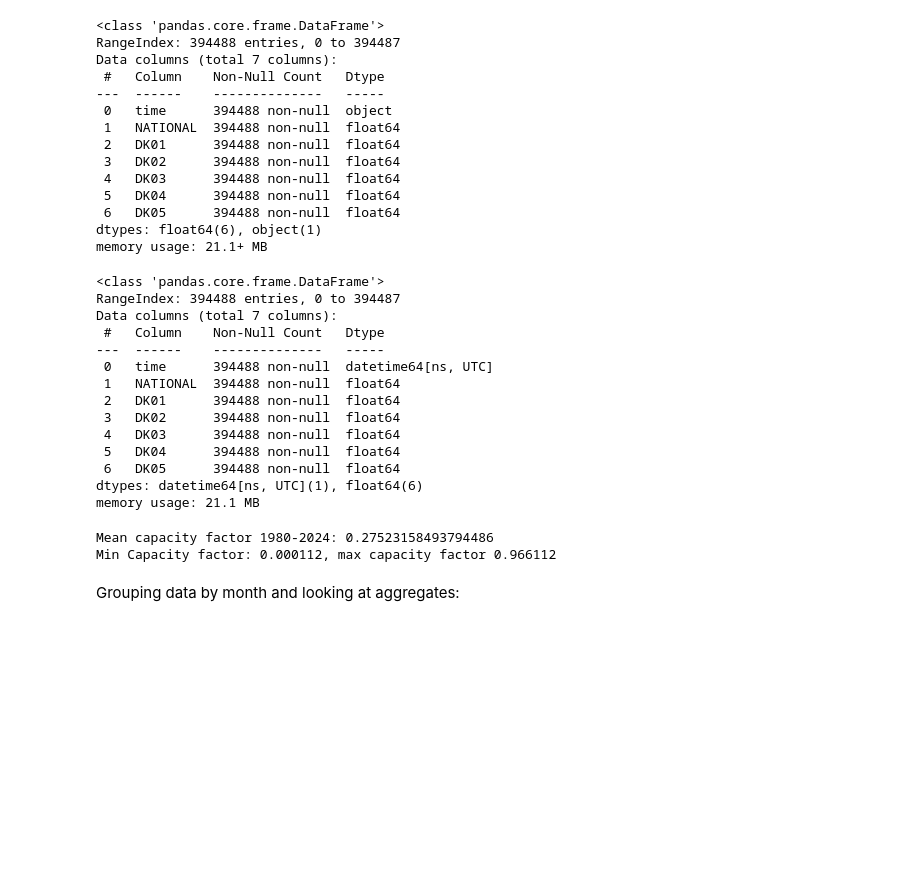
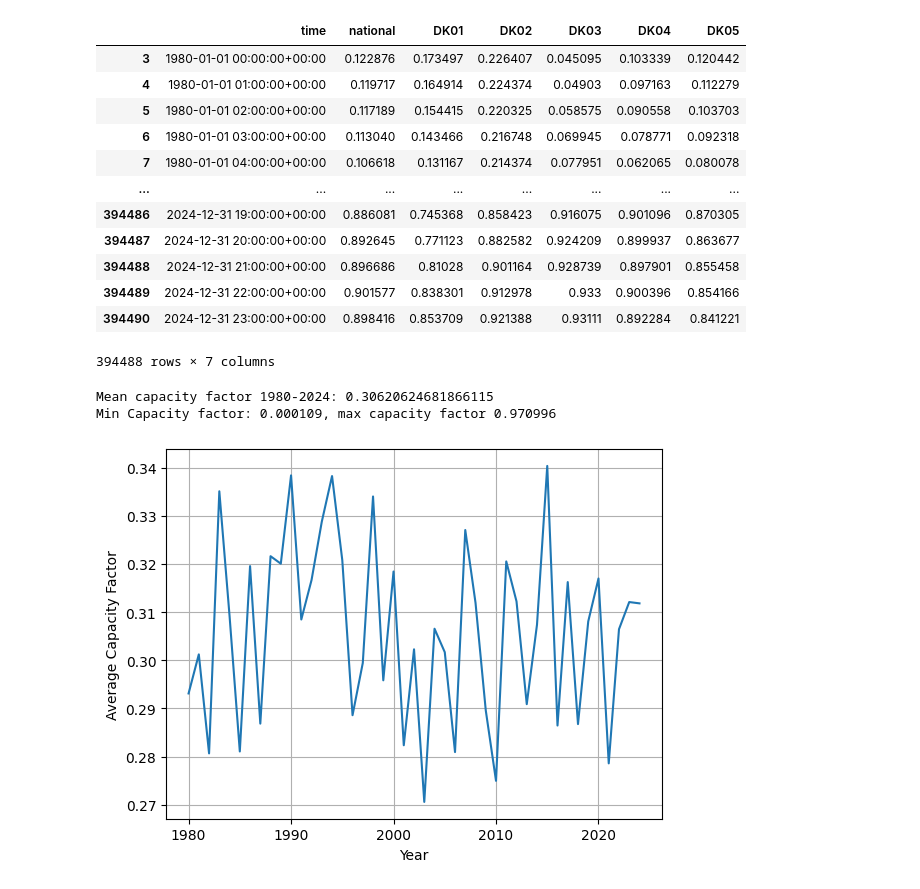
Before and after one commit to StianLindsethgits/EnergySystemsModelling, a Jupyter notebook: stratchbook.ipynb, the cells around one changed output. Drawn from its saved outputs; the diff is of its cells as text; code cells hidden in the pictures; blank space fills up the shorter version.

```diff
--- a/stratchbook.ipynb
+++ b/stratchbook.ipynb
@@ -4,6 +5,11 @@ import pandas as pd
 # %%
 #importing the data
 # use forward slashes to avoid Python treating backslashes as escape sequences
-onshore_wind = pd.read_csv("C:/Users/stian/OneDrive/Dokumenter/Fall2025/Energy/ninjaOnshoreWind.csv", delimiter=';')
+totalWind = pd.read_csv("C:/Users/stian/OneDrive/Dokumenter/Fall2025/Energy/Data/ninjaTotalWind.csv")
 # %%
-onshore_wind
+#cleaning the columns
+totalWind.drop([0,1,2], inplace = True)
+totalWind.columns = ['time', 'national', 'DK01', 'DK02', 'DK03', 'DK04', 'DK05']
+#we want time as datetime object
+totalWind['time'] = pd.to_datetime(totalWind['time'])
+totalWind['national'] = pd.to_numeric(totalWind['national'])
@@ -24,48 +16,34 @@ onshore_wind
 # %%
-onshore_wind.info()
+totalWind
 # %% [output]
+|  | time | national | DK01 | DK02 | DK03 | DK04 | DK05 |
+| 3 | 1980-01-01 00:00:00+00:00 | 0.122876 | 0.173497 | 0.226407 | 0.045095 | 0.103339 | 0.120442 |
+| 4 | 1980-01-01 01:00:00+00:00 | 0.119717 | 0.164914 | 0.224374 | 0.04903 | 0.097163 | 0.112279 |
+| 5 | 1980-01-01 02:00:00+00:00 | 0.117189 | 0.154415 | 0.220325 | 0.058575 | 0.090558 | 0.103703 |
+| 6 | 1980-01-01 03:00:00+00:00 | 0.113040 | 0.143466 | 0.216748 | 0.069945 | 0.078771 | 0.092318 |
+| 7 | 1980-01-01 04:00:00+00:00 | 0.106618 | 0.131167 | 0.214374 | 0.077951 | 0.062065 | 0.080078 |
+| ... | ... | ... | ... | ... | ... | ... | ... |
+| 394486 | 2024-12-31 19:00:00+00:00 | 0.886081 | 0.745368 | 0.858423 | 0.916075 | 0.901096 | 0.870305 |
+| 394487 | 2024-12-31 20:00:00+00:00 | 0.892645 | 0.771123 | 0.882582 | 0.924209 | 0.899937 | 0.863677 |
+| 394488 | 2024-12-31 21:00:00+00:00 | 0.896686 | 0.81028 | 0.901164 | 0.928739 | 0.897901 | 0.855458 |
+| 394489 | 2024-12-31 22:00:00+00:00 | 0.901577 | 0.838301 | 0.912978 | 0.933 | 0.900396 | 0.854166 |
+| 394490 | 2024-12-31 23:00:00+00:00 | 0.898416 | 0.853709 | 0.921388 | 0.93111 | 0.892284 | 0.841221 |
-<class 'pandas.core.frame.DataFrame'>
-RangeIndex: 394488 entries, 0 to 394487
-Data columns (total 7 columns):
- #   Column    Non-Null Count   Dtype
----  ------    --------------   -----
- 0   time      394488 non-null  object
- 1   NATIONAL  394488 non-null  float64
- 2   DK01      394488 non-null  float64
- 3   DK02      394488 non-null  float64
- 4   DK03      394488 non-null  float64
- 5   DK04      394488 non-null  float64
- 6   DK05      394488 non-null  float64
-dtypes: float64(6), object(1)
-memory usage: 21.1+ MB
+394488 rows × 7 columns
-# %%
-#we want time as datetime object
-onshore_wind['time'] = pd.to_datetime(onshore_wind['time'])
-onshore_wind.info()
-# %% [output]
-<class 'pandas.core.frame.DataFrame'>
-RangeIndex: 394488 entries, 0 to 394487
-Data columns (total 7 columns):
- #   Column    Non-Null Count   Dtype
----  ------    --------------   -----
- 0   time      394488 non-null  datetime64[ns, UTC]
- 1   NATIONAL  394488 non-null  float64
- 2   DK01      394488 non-null  float64
- 3   DK02      394488 non-null  float64
- 4   DK03      394488 non-null  float64
- 5   DK04      394488 non-null  float64
- 6   DK05      394488 non-null  float64
-dtypes: datetime64[ns, UTC](1), float64(6)
-memory usage: 21.1 MB
 # %%
-meanCapFac = onshore_wind['NATIONAL'].mean()
-maxCapFac = onshore_wind['NATIONAL'].max()
-minCapFac = onshore_wind['NATIONAL'].min()
+meanCapFac = totalWind['national'].mean()
+maxCapFac = totalWind['national'].max()
+minCapFac = totalWind['national'].min()
 
 print(f'Mean capacity factor 1980-2024: {meanCapFac}')
 print(f'Min Capacity factor: {minCapFac}, max capacity factor {maxCapFac}')
+#df.groupby(df.your_date_column.dt.month)['values_column'].sum()
+year_avg = totalWind.groupby(totalWind.time.dt.year)['national'].mean().reset_index()
+plt.plot(year_avg['time'], year_avg['national'])
+plt.grid()
+plt.xlabel('Year')
+plt.ylabel('Average Capacity Factor')
+plt.show()
 # %% [output]
-Mean capacity factor 1980-2024: 0.27523158493794486
-Min Capacity factor: 0.000112, max capacity factor 0.966112
+Mean capacity factor 1980-2024: 0.30620624681866115
+Min Capacity factor: 0.000109, max capacity factor 0.970996
+[figure, added]
-# %% [markdown]
-Grouping data by month and looking at aggregates:
```
Also changed, not shown: parts of 11 cells of this notebook.
